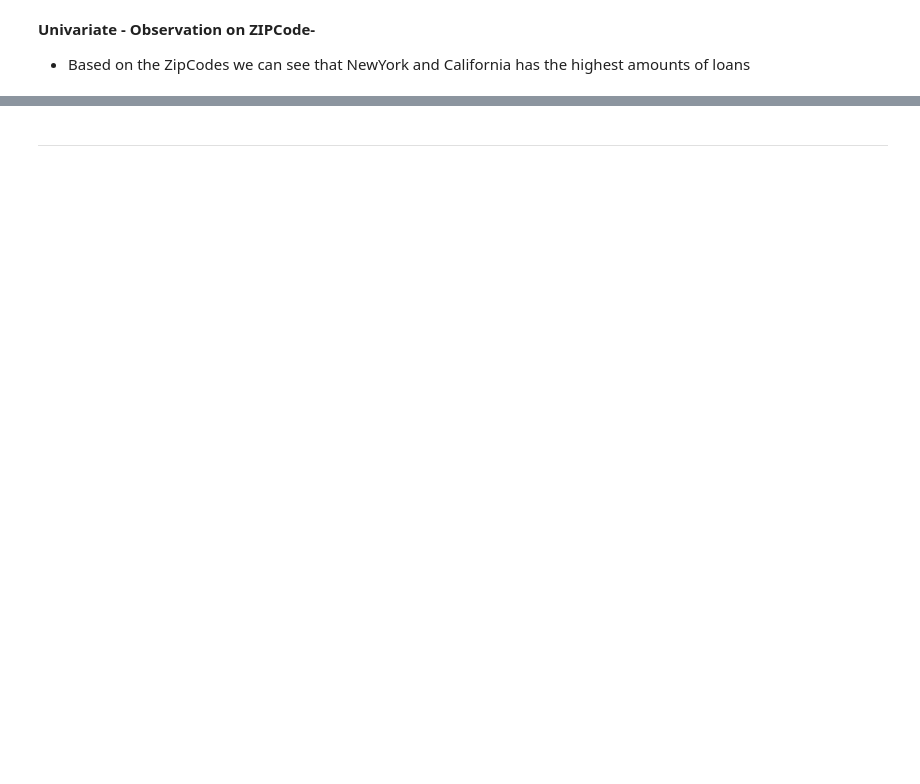
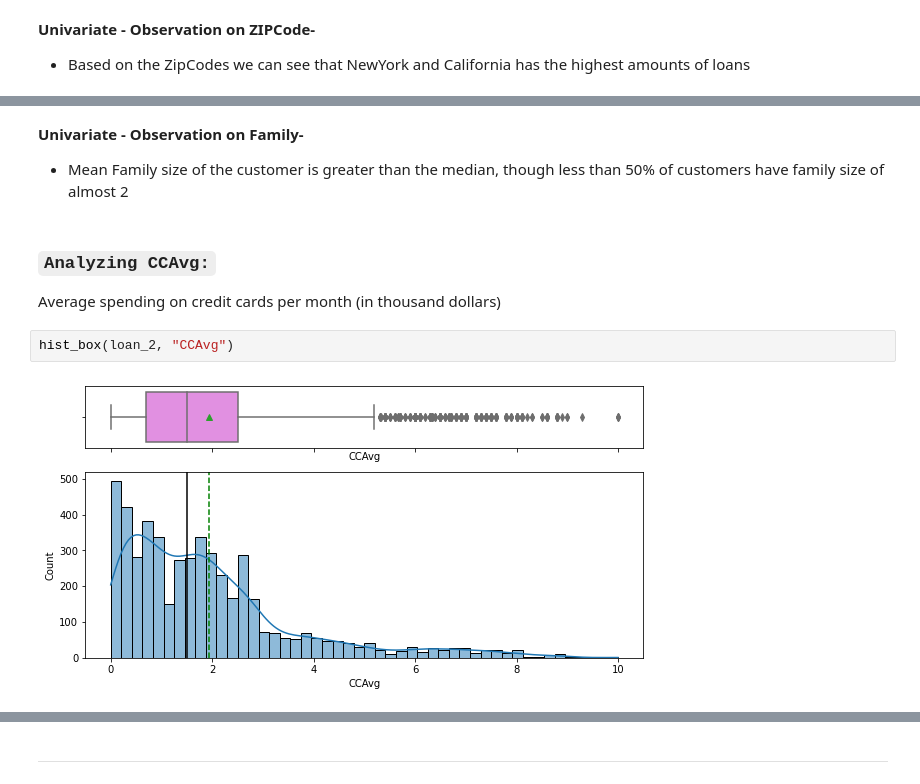
Before and after one commit to miricoder/projects, a Jupyter notebook: Supervised_Learning_Classification/Personal_Loan_Campaign.ipynb, the cells around one changed output, grey strips where cells are left out. Saved outputs shown, nothing was run; the diff lists cells and outputs as text; blank space fills up the shorter version.

```diff
--- a/Supervised_Learning_Classification/Personal_Loan_Campaign.ipynb
+++ b/Supervised_Learning_Classification/Personal_Loan_Campaign.ipynb
@@ -359,0 +369,10 @@ dtype: int64
+# %% [markdown]
+**Univariate - Observation on Family-**
+* Mean Family size of the customer is greater than the median, though less than 50% of customers have family size of almost 2
+# %% [markdown]
+### `Analyzing CCAvg:`
+ Average spending on credit cards per month (in thousand dollars)
+# %%
+hist_box(loan_2, "CCAvg")
+# %% [output]
+[figure, added]
```
Also changed, not shown: parts of 78 cells of this notebook.
